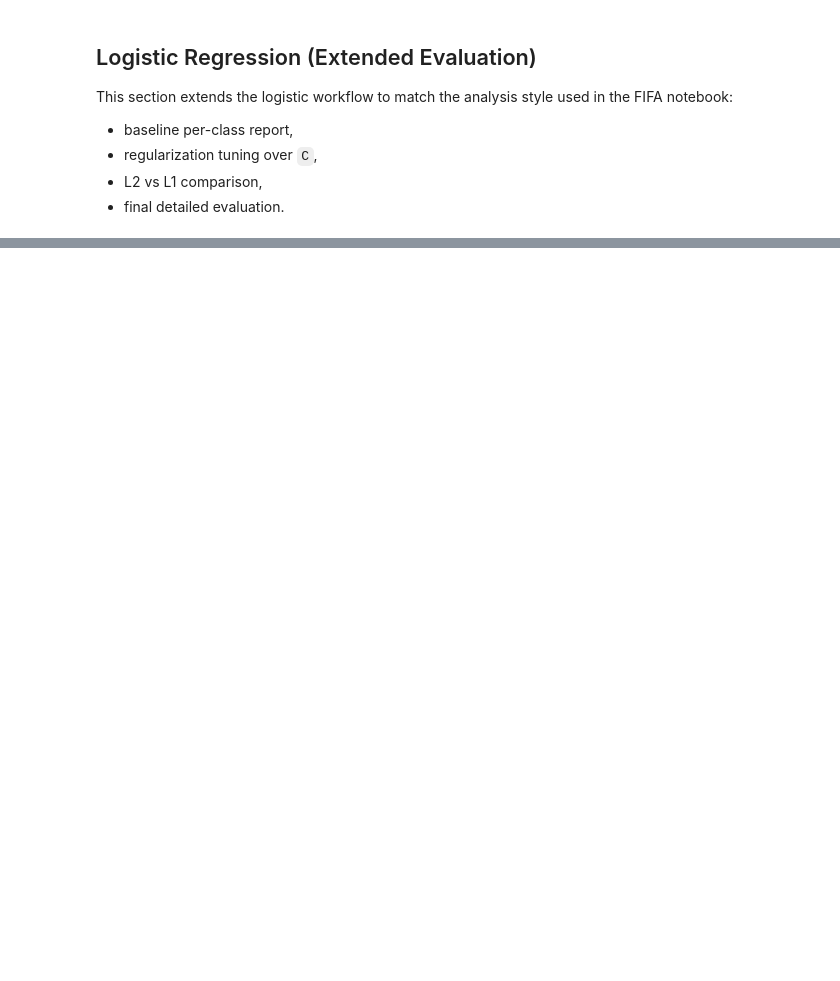
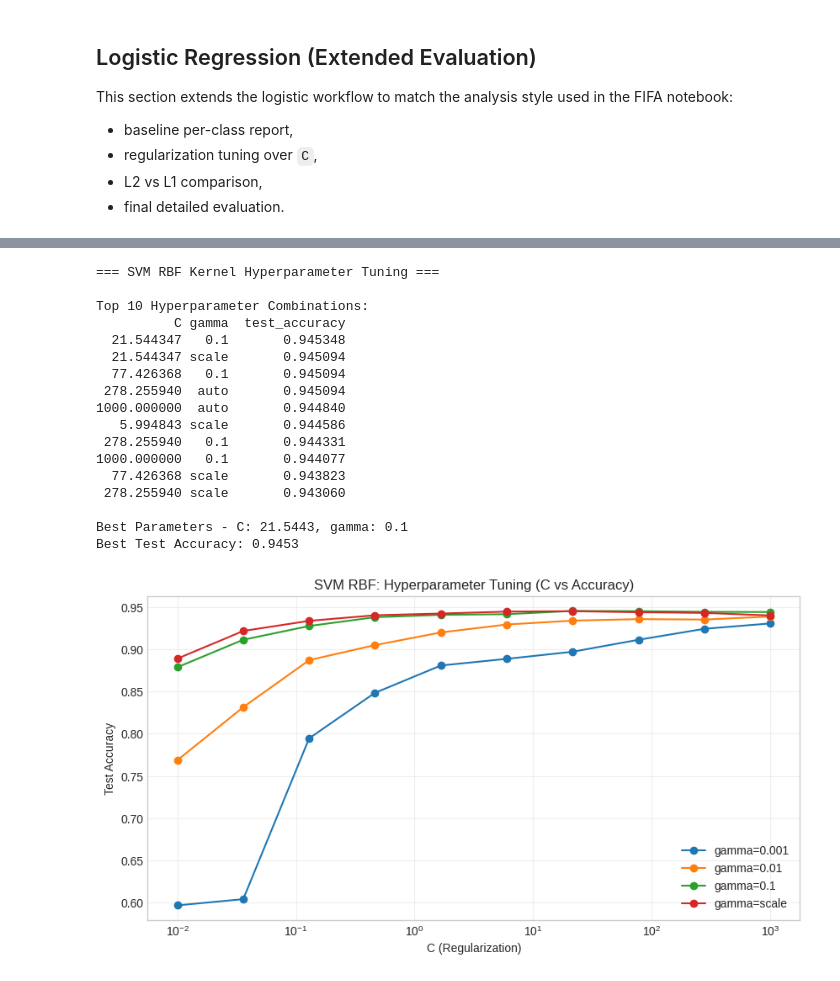
Before and after one commit to youssef28m/fifa-performance-analysis, a Jupyter notebook: main.ipynb, the cells around one changed output, grey strips where cells are left out. Drawn from its saved outputs; the diff is of its cells as text; code cells hidden in the pictures; blank space fills up the shorter version.

```diff
--- a/main.ipynb
+++ b/main.ipynb
@@ -1399,0 +1464,67 @@ Use your printed CV numbers directly in your oral discussion, for example:
+# %%
+# SVM Hyperparameter Tuning (RBF Kernel)
+print("\n=== SVM RBF Kernel Hyperparameter Tuning ===\n")
+
+C_values_svm = np.logspace(-2, 3, 10)
+gamma_values = ['scale', 'auto', 0.001, 0.01, 0.1]
+
+best_test_acc = -1
+best_params = {}
+tuning_results = []
+
+for C in C_values_svm:
+    for gamma in gamma_values:
+        model = SVC(kernel='rbf', C=C, gamma=gamma, random_state=RANDOM_STATE)
+        model.fit(X_train_clf, y_clf_train)
+        y_pred = model.predict(X_test_clf)
+        test_acc = accuracy_score(y_clf_test, y_pred)
+
+        tuning_results.append({
+            'C': C,
+            'gamma': str(gamma),
+            'test_accuracy': test_acc
+        })
+
+        if test_acc > best_test_acc:
+            best_test_acc = test_acc
+            best_params = {'C': C, 'gamma': gamma}
+
+tuning_df = pd.DataFrame(tuning_results)
+print("Top 10 Hyperparameter Combinations:")
+print(tuning_df.nlargest(10, 'test_accuracy').to_string(index=False))
+
+print(f"\nBest Parameters - C: {best_params['C']:.4f}, gamma: {best_params['gamma']}")
+print(f"Best Test Accuracy: {best_test_acc:.4f}")
+
+# Visualization: C vs Accuracy (for main gamma values)
+plt.figure(figsize=(10, 5))
+for gamma in [0.001, 0.01, 0.1, 'scale']:
+    results_gamma = tuning_df[tuning_df['gamma'] == str(gamma)]
+    plt.semilogx(results_gamma['C'].astype(float), results_gamma['test_accuracy'],
+                 marker='o', label=f'gamma={gamma}')
+
+plt.xlabel('C (Regularization)')
+plt.ylabel('Test Accuracy')
+plt.title('SVM RBF: Hyperparameter Tuning (C vs Accuracy)')
+plt.legend()
+plt.grid(True, alpha=0.3)
+plt.show()
+# %% [output]
+=== SVM RBF Kernel Hyperparameter Tuning ===
+
+Top 10 Hyperparameter Combinations:
+          C gamma  test_accuracy
+  21.544347   0.1       0.945348
+  21.544347 scale       0.945094
+  77.426368   0.1       0.945094
+ 278.255940  auto       0.945094
+1000.000000  auto       0.944840
+   5.994843 scale       0.944586
+ 278.255940   0.1       0.944331
+1000.000000   0.1       0.944077
+  77.426368 scale       0.943823
+ 278.255940 scale       0.943060
+
+Best Parameters - C: 21.5443, gamma: 0.1
+Best Test Accuracy: 0.9453
+[figure, added]
```
Also changed, not shown: parts of 15 cells of this notebook, 2 other files.
